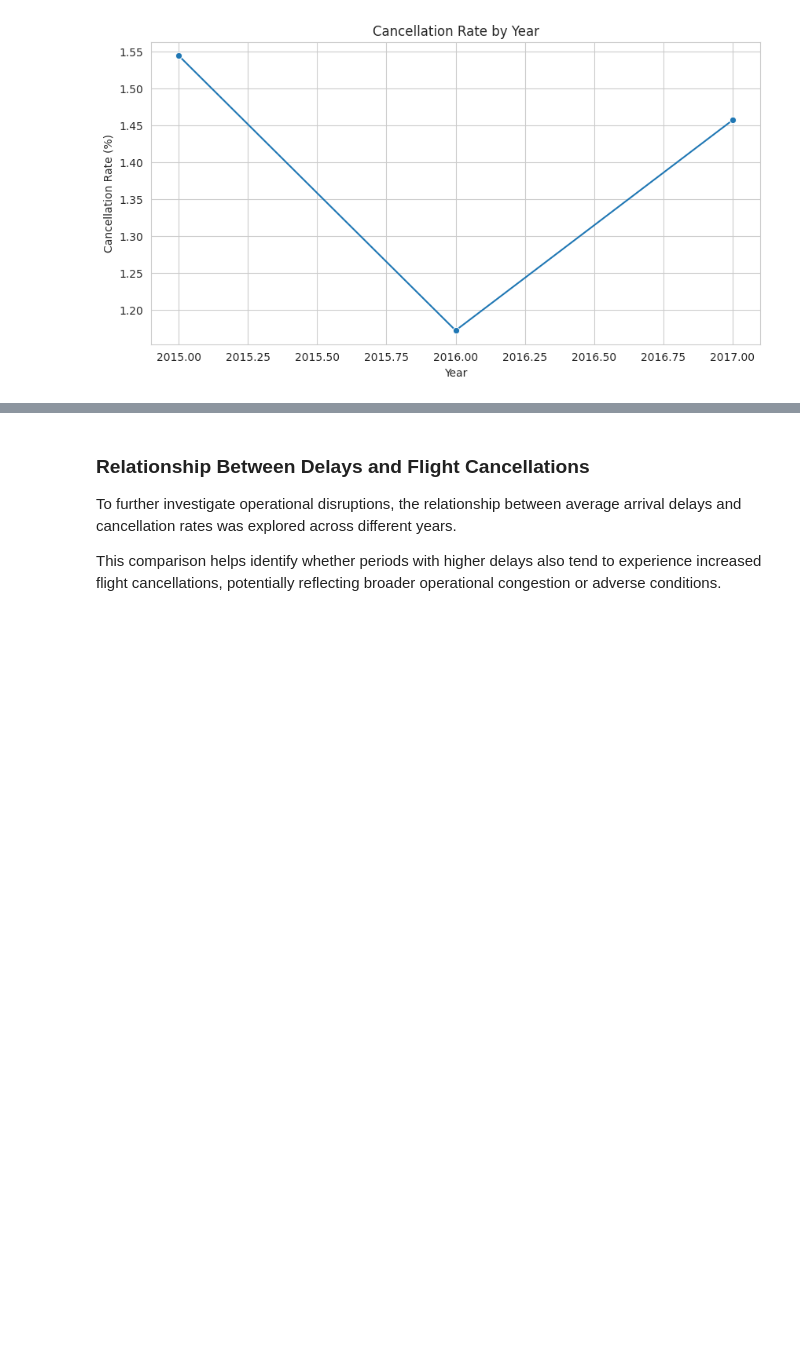
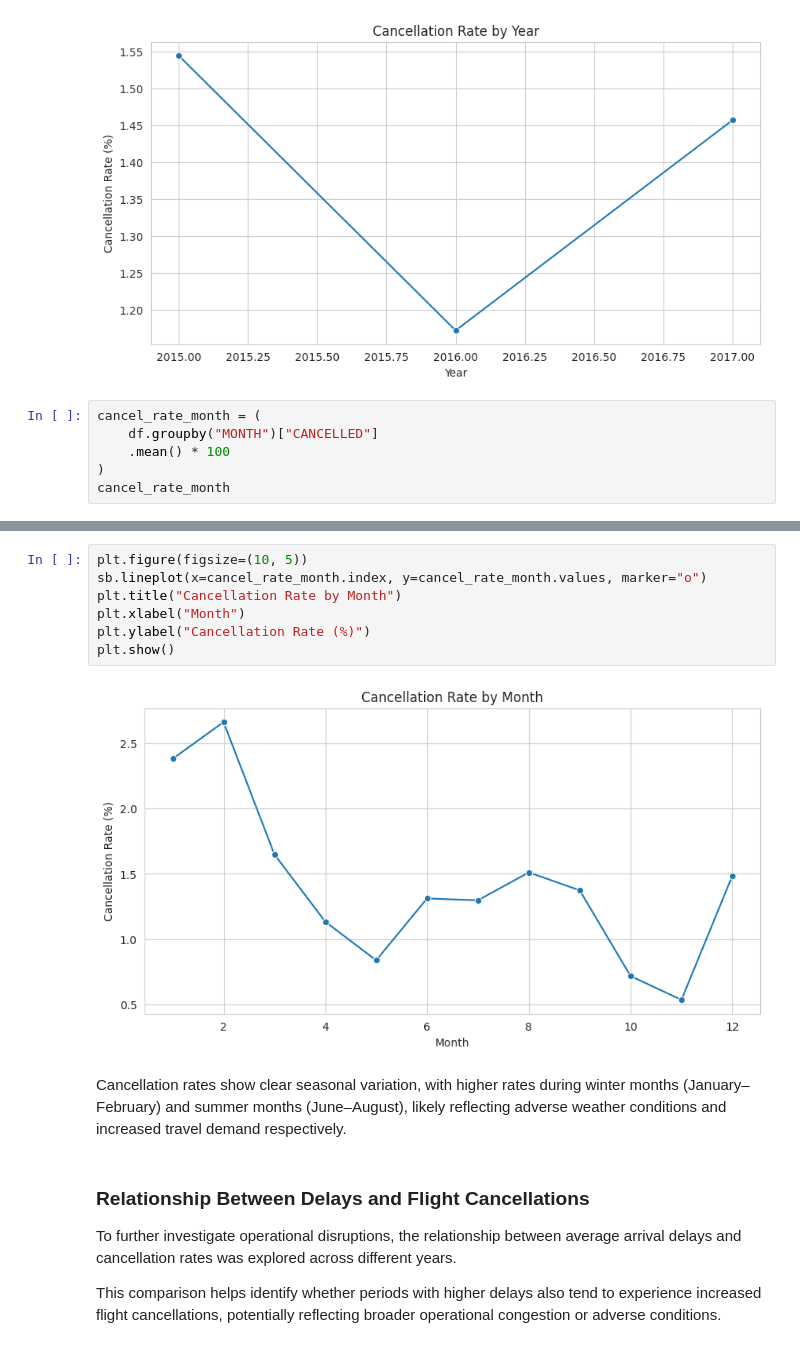
Before and after one commit to fermow/SBU-Data-Science-2026, a Jupyter notebook: Assignment_1/jupyter_notebooks_and_reports/eda/eda.ipynb, the cells around one changed output, grey strips where cells are left out. Cells and saved outputs as stored; diff of their text form; blank space fills up the shorter version.

```diff
--- a/Assignment_1/jupyter_notebooks_and_reports/eda/eda.ipynb
+++ b/Assignment_1/jupyter_notebooks_and_reports/eda/eda.ipynb
@@ -683,3 +752,9 @@ plt.ylabel("Cancellation Rate (%)")
 plt.show()
 # %% [output]
 [figure]
+# %%
+cancel_rate_month = (
+    df.groupby("MONTH")["CANCELLED"]
+    .mean() * 100
+)
+cancel_rate_month
@@ -686,3 +776,14 @@ plt.show()
+# %%
+plt.figure(figsize=(10, 5))
+sb.lineplot(x=cancel_rate_month.index, y=cancel_rate_month.values, marker="o")
+plt.title("Cancellation Rate by Month")
+plt.xlabel("Month")
+plt.ylabel("Cancellation Rate (%)")
+plt.show()
+# %% [output]
+[figure, added]
+# %% [markdown]
+Cancellation rates show clear seasonal variation, with higher rates during winter months (January–February) and summer months (June–August), likely reflecting adverse weather conditions and increased travel demand respectively.
 # %% [markdown]
 ### Relationship Between Delays and Flight Cancellations
 To further investigate operational disruptions, the relationship between average arrival delays and cancellation rates was explored across different years.
```
Also changed, not shown: parts of 17 cells of this notebook.
